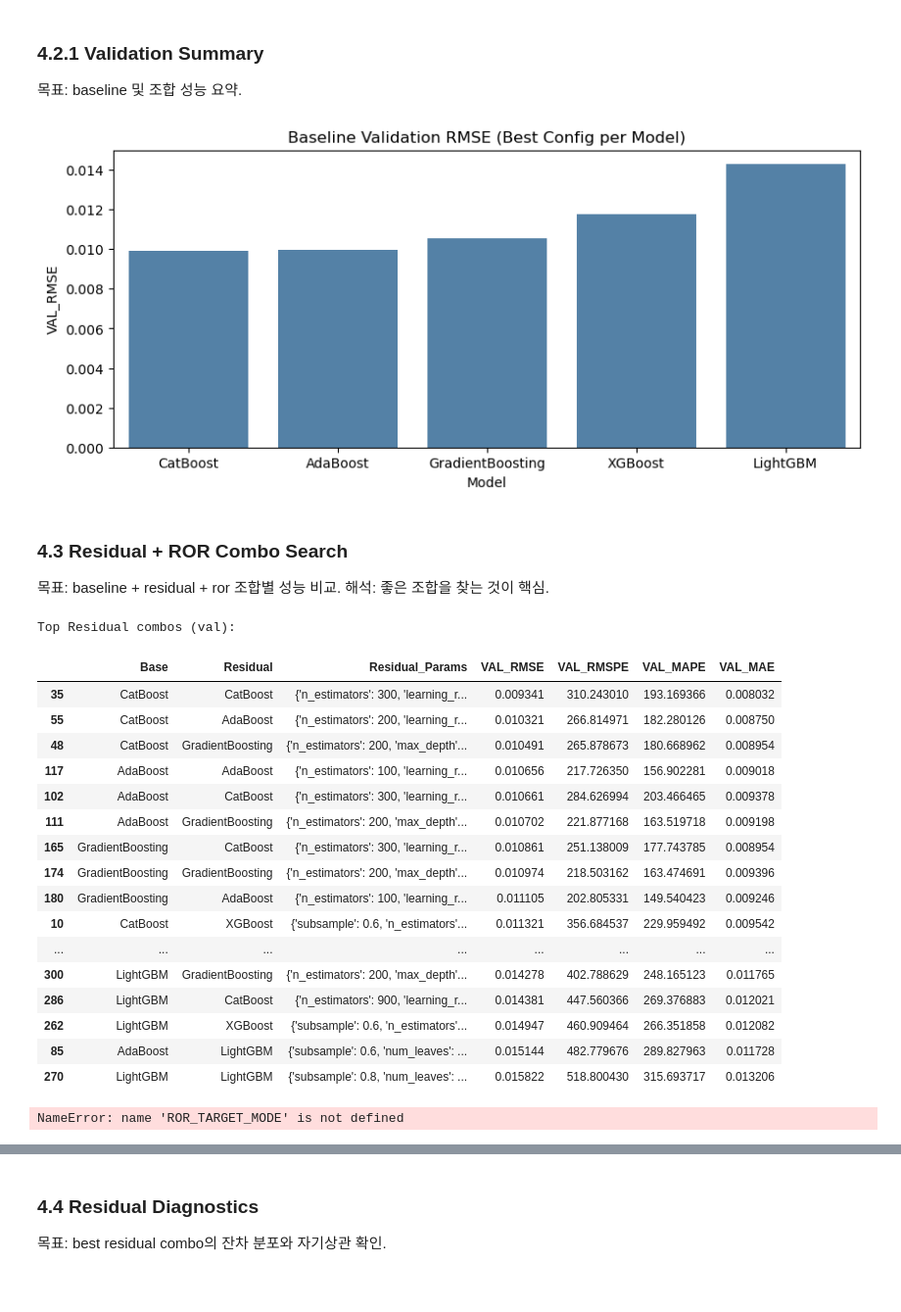
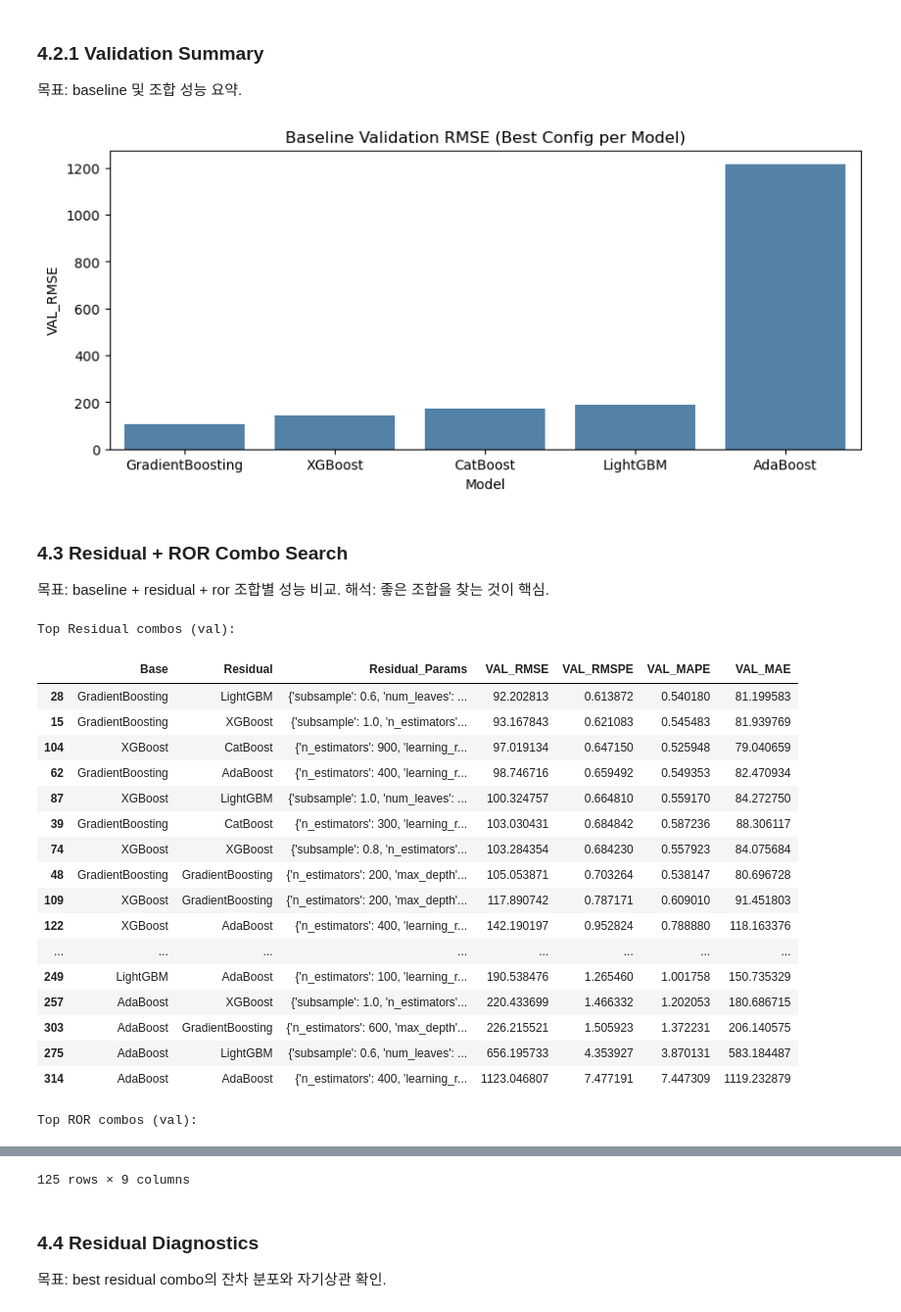
Before and after one commit to Jaeho777/sparta2, a Jupyter notebook: sparta2.ipynb, the cells around one changed output, grey strips where cells are left out. Shown at 98% size. Drawn from its saved outputs; the diff is of its cells as text; code cells hidden in the pictures; blank space fills up the shorter version.

```diff
--- a/sparta2.ipynb
+++ b/sparta2.ipynb
@@ -360,13 +360,14 @@ filtered_cols = filter_cols(df_raw.columns)
 df = df_raw[filtered_cols].copy()
 df = df.ffill().bfill()
 
-# Log Returns
+# Log Returns (EDA only)
 df_ret = np.log(df / df.shift(1))
 
 # --- NO LEAKAGE: Lag features by 1 week ---
 target_col = "Com_LME_Ni_Cash"
-y = df_ret[target_col]
-X = df_ret.drop(columns=[target_col]).shift(1) # Lag features
+price_full = df[target_col]  # full price series for prev-price calc
+y = price_full  # price level target
+X = df.drop(columns=[target_col]).shift(1)  # Lag features (price level)
 
 # Align y and X
 valid_idx = X.dropna().index.intersection(y.dropna().index)
@@ -1185,8 +1186,8 @@ def calculate_max_drawdown(cumulative_returns: np.ndarray) -> float:
 # 🔧 ROR/Residual 유틸리티
 # ============================================================
 
-def compute_prev_prices(y, idx):
-    """이전 가격 계산 (첫 시점 예외 처리)"""
+def compute_prev_prices(price_full, idx):
+    """이전 가격 계산 (가격 레벨 series 기준, 첫 시점 예외 처리)"""
     idx = pd.Index(idx)
     if len(idx) == 0:
         return y.shift(1).reindex(idx).copy()
@@ -1417,7 +1418,7 @@ plt.title("Baseline Validation RMSE (Best Config per Model)")
 plt.xticks(rotation=0)
 plt.show()
 # %% [output]
-[figure, old version]
+[figure, new version]
 # %% [markdown]
 ### 4.3 Residual + ROR Combo Search
 목표: baseline + residual + ror 조합별 성능 비교.
@@ -1427,8 +1428,8 @@ plt.show()
 resid_search_rows = []
 
 # Precompute prev prices for ROR target on train/val
-prev_train = compute_prev_prices(y, X_train.index)
-prev_val = compute_prev_prices(y, X_val.index)
+prev_train = compute_prev_prices(price_full, X_train.index)
+prev_val = compute_prev_prices(price_full, X_val.index)
 
 # Residual combos: base + residual (params grid on residual)
 base_candidates = baseline_rank_df.index.tolist() if 'baseline_rank_df' in globals() and len(baseline_rank_df) > 0 else BASELINE_MODELS
@@ -1493,47 +1494,47 @@ for _, row in resid_candidates.iterrows():
         for ror_params in param_grids[ror_name]:
             ror_model = build_model(ror_name, ror_params)
             ror_model.fit(X_train_meta, ror_y_train)
             ror_pred_val = ror_model.predict(X_val_meta)
             y_pred_val = ror_pred_to_price(ror_pred_val, prev_val, base_val_pred, resid_pred_val, mode=CONFIG['ror_target_mode'])
             rmse, rmspe, mape, mae = eval_metrics(y_val, y_pred_val)
 
             ror_search_rows.append({
                 'Base': base_name,
                 'Residual': resid_name,
                 'ROR': ror_name,
                 'Residual_Params': resid_params,
                 'ROR_Params': ror_params,
                 'VAL_RMSE': rmse,
                 'VAL_RMSPE': rmspe,
                 'VAL_MAPE': mape,
                 'VAL_MAE': mae
             })
 
 ror_search_df = pd.DataFrame(ror_search_rows)
 ror_best_df = ror_search_df.sort_values('VAL_RMSE').groupby(['Base', 'Residual', 'ROR']).head(1)
 ror_best_df = ror_best_df.sort_values('VAL_RMSE')
 
 print("Top ROR combos (val):")
 display(ror_best_df)
 
 best_ror_combo = ror_best_df.iloc[0] if len(ror_best_df) > 0 else None
 # %% [output]
 Top Residual combos (val):
 |  | Base | Residual | Residual_Params | VAL_RMSE | VAL_RMSPE | VAL_MAPE | VAL_MAE |
-| 35 | CatBoost | CatBoost | {'n_estimators': 300, 'learning_r... | 0.009341 | 310.243010 | 193.169366 | 0.008032 |
-| 55 | CatBoost | AdaBoost | {'n_estimators': 200, 'learning_r... | 0.010321 | 266.814971 | 182.280126 | 0.008750 |
-| 48 | CatBoost | GradientBoosting | {'n_estimators': 200, 'max_depth'... | 0.010491 | 265.878673 | 180.668962 | 0.008954 |
-| 117 | AdaBoost | AdaBoost | {'n_estimators': 100, 'learning_r... | 0.010656 | 217.726350 | 156.902281 | 0.009018 |
-| 102 | AdaBoost | CatBoost | {'n_estimators': 300, 'learning_r... | 0.010661 | 284.626994 | 203.466465 | 0.009378 |
-| 111 | AdaBoost | GradientBoosting | {'n_estimators': 200, 'max_depth'... | 0.010702 | 221.877168 | 163.519718 | 0.009198 |
-| 165 | GradientBoosting | CatBoost | {'n_estimators': 300, 'learning_r... | 0.010861 | 251.138009 | 177.743785 | 0.008954 |
-| 174 | GradientBoosting | GradientBoosting | {'n_estimators': 200, 'max_depth'... | 0.010974 | 218.503162 | 163.474691 | 0.009396 |
-| 180 | GradientBoosting | AdaBoost | {'n_estimators': 100, 'learning_r... | 0.011105 | 202.805331 | 149.540423 | 0.009246 |
-| 10 | CatBoost | XGBoost | {'subsample': 0.6, 'n_estimators'... | 0.011321 | 356.684537 | 229.959492 | 0.009542 |
+| 28 | GradientBoosting | LightGBM | {'subsample': 0.6, 'num_leaves': ... | 92.202813 | 0.613872 | 0.540180 | 81.199583 |
+| 15 | GradientBoosting | XGBoost | {'subsample': 1.0, 'n_estimators'... | 93.167843 | 0.621083 | 0.545483 | 81.939769 |
+| 104 | XGBoost | CatBoost | {'n_estimators': 900, 'learning_r... | 97.019134 | 0.647150 | 0.525948 | 79.040659 |
+| 62 | GradientBoosting | AdaBoost | {'n_estimators': 400, 'learning_r... | 98.746716 | 0.659492 | 0.549353 | 82.470934 |
+| 87 | XGBoost | LightGBM | {'subsample': 1.0, 'num_leaves': ... | 100.324757 | 0.664810 | 0.559170 | 84.272750 |
+| 39 | GradientBoosting | CatBoost | {'n_estimators': 300, 'learning_r... | 103.030431 | 0.684842 | 0.587236 | 88.306117 |
+| 74 | XGBoost | XGBoost | {'subsample': 0.8, 'n_estimators'... | 103.284354 | 0.684230 | 0.557923 | 84.075684 |
+| 48 | GradientBoosting | GradientBoosting | {'n_estimators': 200, 'max_depth'... | 105.053871 | 0.703264 | 0.538147 | 80.696728 |
+| 109 | XGBoost | GradientBoosting | {'n_estimators': 200, 'max_depth'... | 117.890742 | 0.787171 | 0.609010 | 91.451803 |
+| 122 | XGBoost | AdaBoost | {'n_estimators': 400, 'learning_r... | 142.190197 | 0.952824 | 0.788880 | 118.163376 |
 | ... | ... | ... | ... | ... | ... | ... | ... |
-| 300 | LightGBM | GradientBoosting | {'n_estimators': 200, 'max_depth'... | 0.014278 | 402.788629 | 248.165123 | 0.011765 |
-| 286 | LightGBM | CatBoost | {'n_estimators': 900, 'learning_r... | 0.014381 | 447.560366 | 269.376883 | 0.012021 |
-| 262 | LightGBM | XGBoost | {'subsample': 0.6, 'n_estimators'... | 0.014947 | 460.909464 | 266.351858 | 0.012082 |
-| 85 | AdaBoost | LightGBM | {'subsample': 0.6, 'num_leaves': ... | 0.015144 | 482.779676 | 289.827963 | 0.011728 |
-| 270 | LightGBM | LightGBM | {'subsample': 0.8, 'num_leaves': ... | 0.015822 | 518.800430 | 315.693717 | 0.013206 |
+| 249 | LightGBM | AdaBoost | {'n_estimators': 100, 'learning_r... | 190.538476 | 1.265460 | 1.001758 | 150.735329 |
+| 257 | AdaBoost | XGBoost | {'subsample': 1.0, 'n_estimators'... | 220.433699 | 1.466332 | 1.202053 | 180.686715 |
+| 303 | AdaBoost | GradientBoosting | {'n_estimators': 600, 'max_depth'... | 226.215521 | 1.505923 | 1.372231 | 206.140575 |
+| 275 | AdaBoost | LightGBM | {'subsample': 0.6, 'num_leaves': ... | 656.195733 | 4.353927 | 3.870131 | 583.184487 |
+| 314 | AdaBoost | AdaBoost | {'n_estimators': 400, 'learning_r... | 1123.046807 | 7.477191 | 7.447309 | 1119.232879 |
-NameError: name 'ROR_TARGET_MODE' is not defined
+Top ROR combos (val):
@@ -1540,3 +1553,4 @@ NameError: name 'ROR_TARGET_MODE' is not defined
+125 rows × 9 columns
 # %% [markdown]
 ### 4.4 Residual Diagnostics
 목표: best residual combo의 잔차 분포와 자기상관 확인.
```
Also changed, not shown: parts of 25 cells of this notebook, 1 other file.
